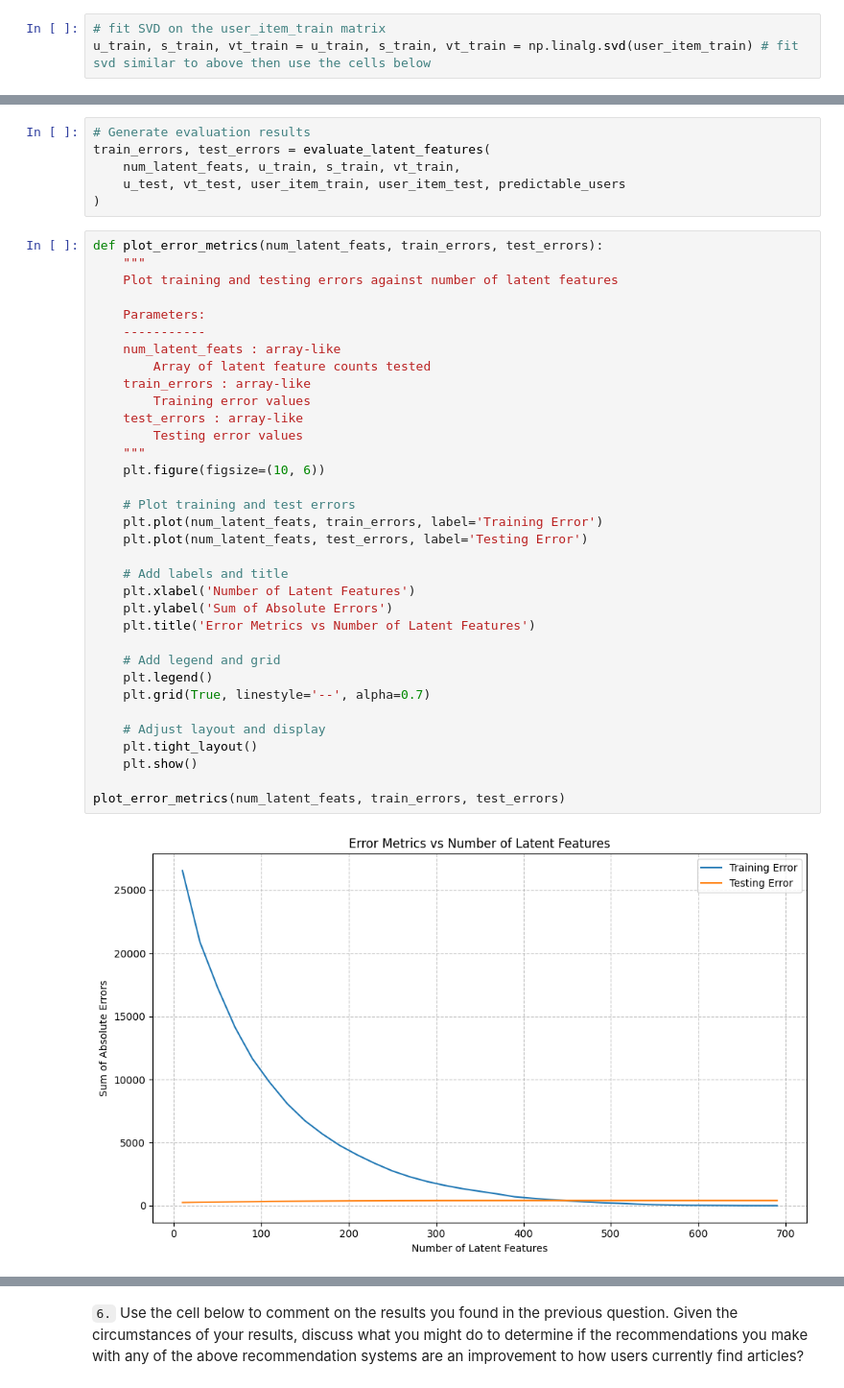
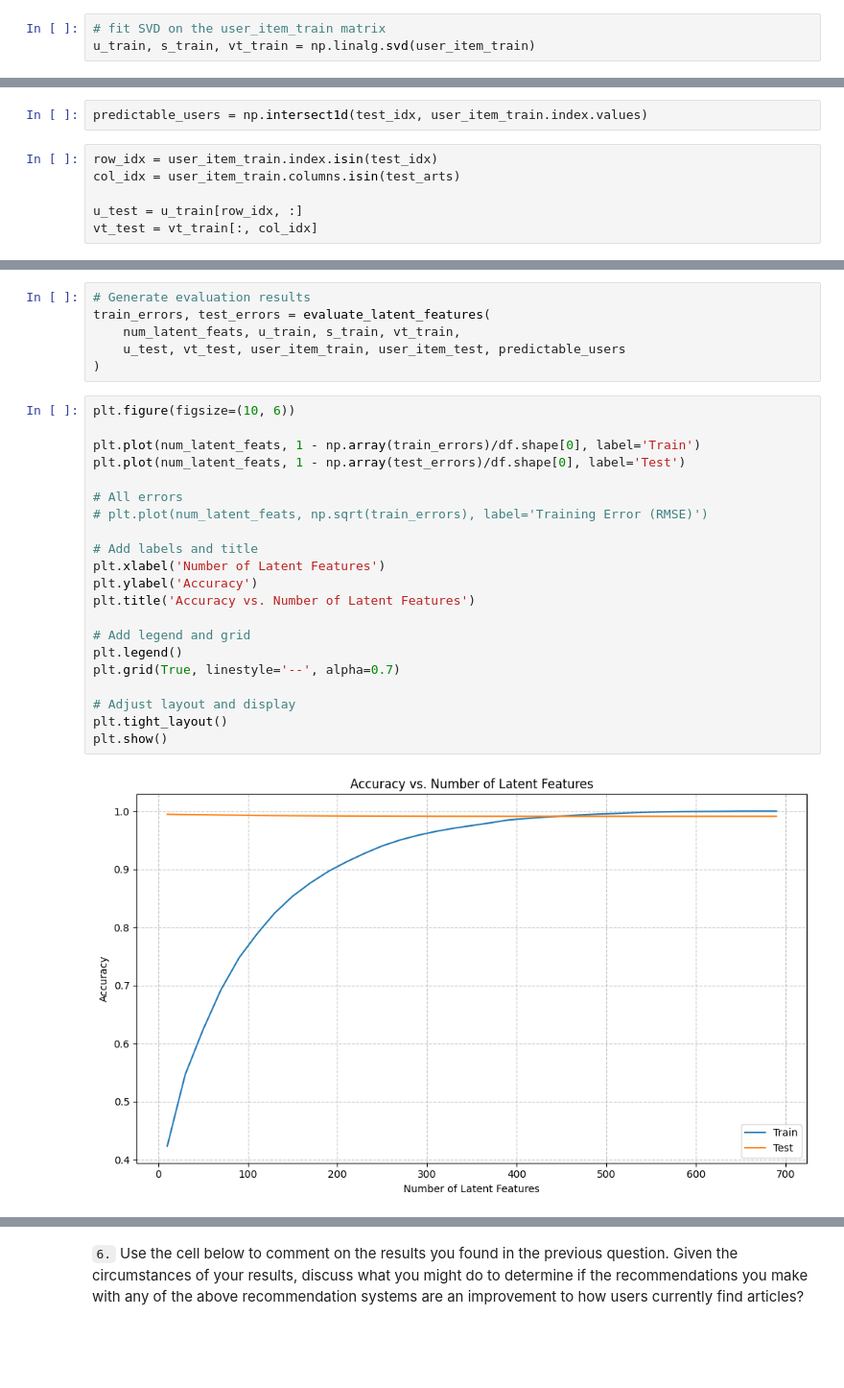
Before and after one commit to nmd2k/Data-Scientist-Udacity, a Jupyter notebook: Project-3/Recommendations_with_IBM.ipynb, the cells around one changed output, grey strips where cells are left out. Shown at 96% size. Cells and saved outputs as stored; diff of their text form; blank space fills up the shorter version.

```diff
--- a/Project-3/Recommendations_with_IBM.ipynb
+++ b/Project-3/Recommendations_with_IBM.ipynb
@@ -980,7 +983,7 @@ Awesome job!  That's right!  All of the test articles are in the training data,
 Use the cells below to explore how well SVD works towards making predictions for recommendations on the test data.
 # %%
 # fit SVD on the user_item_train matrix
-u_train, s_train, vt_train = u_train, s_train, vt_train = np.linalg.svd(user_item_train) # fit svd similar to above then use the cells below
+u_train, s_train, vt_train = np.linalg.svd(user_item_train)
 # %%
 # Use these cells to see how well you can use the training
 # decomposition to predict on test data
@@ -1060,0 +1014,8 @@ def evaluate_latent_features(num_latent_feats, u_train, s_train, vt_train,
+# %%
+predictable_users = np.intersect1d(test_idx, user_item_train.index.values)
+# %%
+row_idx = user_item_train.index.isin(test_idx)
+col_idx = user_item_train.columns.isin(test_arts)
+
+u_test = u_train[row_idx, :]
+vt_test = vt_train[:, col_idx]
@@ -1065,38 +1066,25 @@ train_errors, test_errors = evaluate_latent_features(
     u_test, vt_test, user_item_train, user_item_test, predictable_users
 )
 # %%
-def plot_error_metrics(num_latent_feats, train_errors, test_errors):
-    """
-    Plot training and testing errors against number of latent features
+plt.figure(figsize=(10, 6))
 
-    Parameters:
-    -----------
-    num_latent_feats : array-like
-        Array of latent feature counts tested
-    train_errors : array-like
-        Training error values
-    test_errors : array-like
-        Testing error values
-    """
-    plt.figure(figsize=(10, 6))
+plt.plot(num_latent_feats, 1 - np.array(train_errors)/df.shape[0], label='Train')
+plt.plot(num_latent_feats, 1 - np.array(test_errors)/df.shape[0], label='Test')
 
-    # Plot training and test errors
-    plt.plot(num_latent_feats, train_errors, label='Training Error')
-    plt.plot(num_latent_feats, test_errors, label='Testing Error')
+# All errors
+# plt.plot(num_latent_feats, np.sqrt(train_errors), label='Training Error (RMSE)')
 
-    # Add labels and title
-    plt.xlabel('Number of Latent Features')
-    plt.ylabel('Sum of Absolute Errors')
-    plt.title('Error Metrics vs Number of Latent Features')
+# Add labels and title
+plt.xlabel('Number of Latent Features')
+plt.ylabel('Accuracy')
+plt.title('Accuracy vs. Number of Latent Features')
 
-    # Add legend and grid
-    plt.legend()
-    plt.grid(True, linestyle='--', alpha=0.7)
+# Add legend and grid
+plt.legend()
+plt.grid(True, linestyle='--', alpha=0.7)
 
-    # Adjust layout and display
-    plt.tight_layout()
-    plt.show()
-
-plot_error_metrics(num_latent_feats, train_errors, test_errors)
+# Adjust layout and display
+plt.tight_layout()
+plt.show()
 # %% [output]
-[figure, old version]
+[figure, new version]
```
Also changed, not shown: parts of 18 cells of this notebook, 1 other file.
